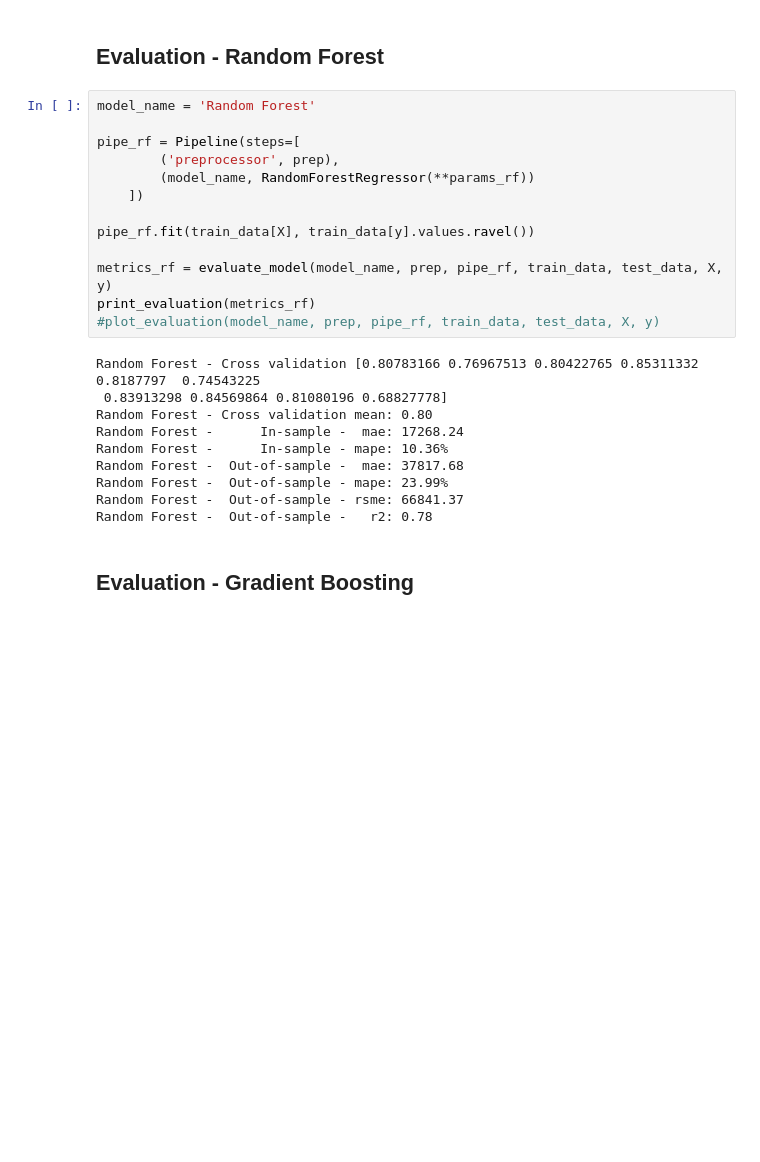
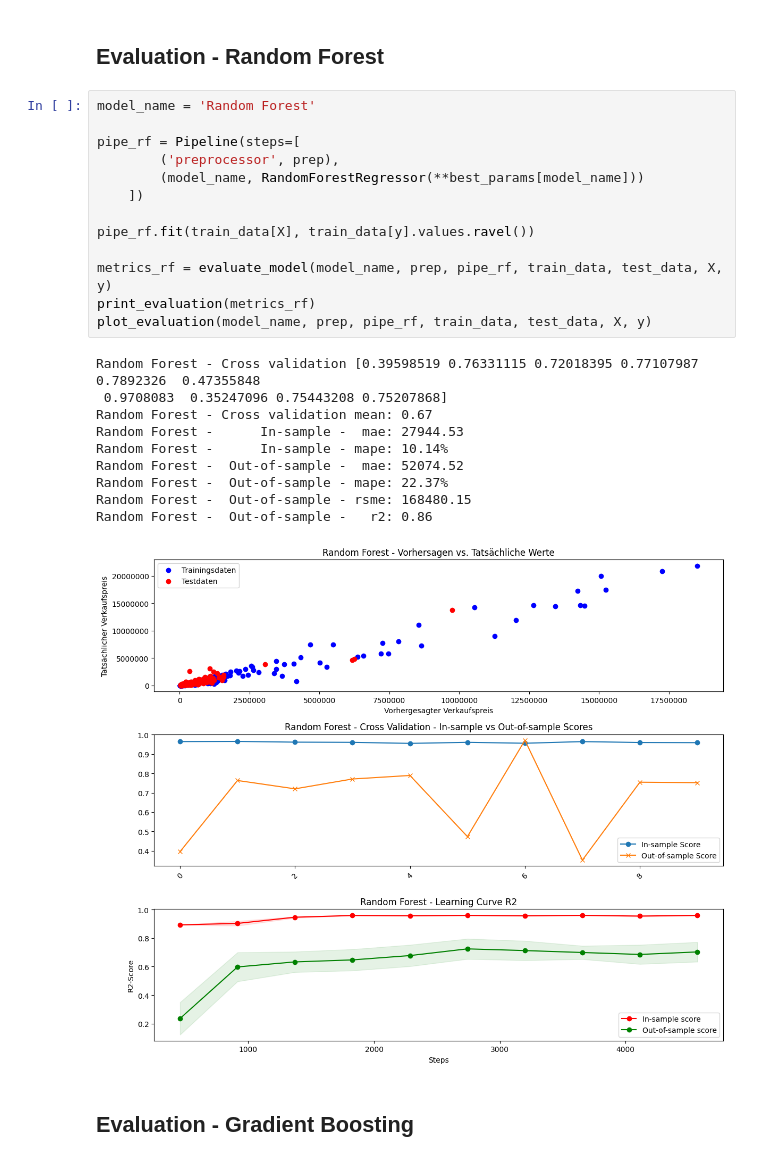
Before and after one commit to mixd304/dbuas-modul_13-applied-ds-2-ml-and-reporting-studienarbeit-darius-mix, a Jupyter notebook: notebooks/main.ipynb, the cells around one changed output. Saved outputs shown, nothing was run; the diff lists cells and outputs as text; blank space fills up the shorter version.

```diff
--- a/notebooks/main.ipynb
+++ b/notebooks/main.ipynb
@@ -275,26 +357,27 @@ Decision Tree -  Out-of-sample -   r2: 0.68
 # %%
 model_name = 'Random Forest'
 
 pipe_rf = Pipeline(steps=[
         ('preprocessor', prep),
-        (model_name, RandomForestRegressor(**params_rf))
+        (model_name, RandomForestRegressor(**best_params[model_name]))
     ])
 
 pipe_rf.fit(train_data[X], train_data[y].values.ravel())
 
 metrics_rf = evaluate_model(model_name, prep, pipe_rf, train_data, test_data, X, y)
 print_evaluation(metrics_rf)
-#plot_evaluation(model_name, prep, pipe_rf, train_data, test_data, X, y)
+plot_evaluation(model_name, prep, pipe_rf, train_data, test_data, X, y)
 # %% [output]
-Random Forest - Cross validation [0.80783166 0.76967513 0.80422765 0.85311332 0.8187797  0.74543225
- 0.83913298 0.84569864 0.81080196 0.68827778]
-Random Forest - Cross validation mean: 0.80
-Random Forest -      In-sample -  mae: 17268.24
-Random Forest -      In-sample - mape: 10.36%
-Random Forest -  Out-of-sample -  mae: 37817.68
-Random Forest -  Out-of-sample - mape: 23.99%
-Random Forest -  Out-of-sample - rsme: 66841.37
-Random Forest -  Out-of-sample -   r2: 0.78
+Random Forest - Cross validation [0.39598519 0.76331115 0.72018395 0.77107987 0.7892326  0.47355848
+ 0.9708083  0.35247096 0.75443208 0.75207868]
+Random Forest - Cross validation mean: 0.67
+Random Forest -      In-sample -  mae: 27944.53
+Random Forest -      In-sample - mape: 10.14%
+Random Forest -  Out-of-sample -  mae: 52074.52
+Random Forest -  Out-of-sample - mape: 22.37%
+Random Forest -  Out-of-sample - rsme: 168480.15
+Random Forest -  Out-of-sample -   r2: 0.86
+[figure, added]
 # %% [markdown]
 ## Evaluation - Gradient Boosting
 # %%
```
Also changed, not shown: parts of 26 cells of this notebook, 1 other file.
